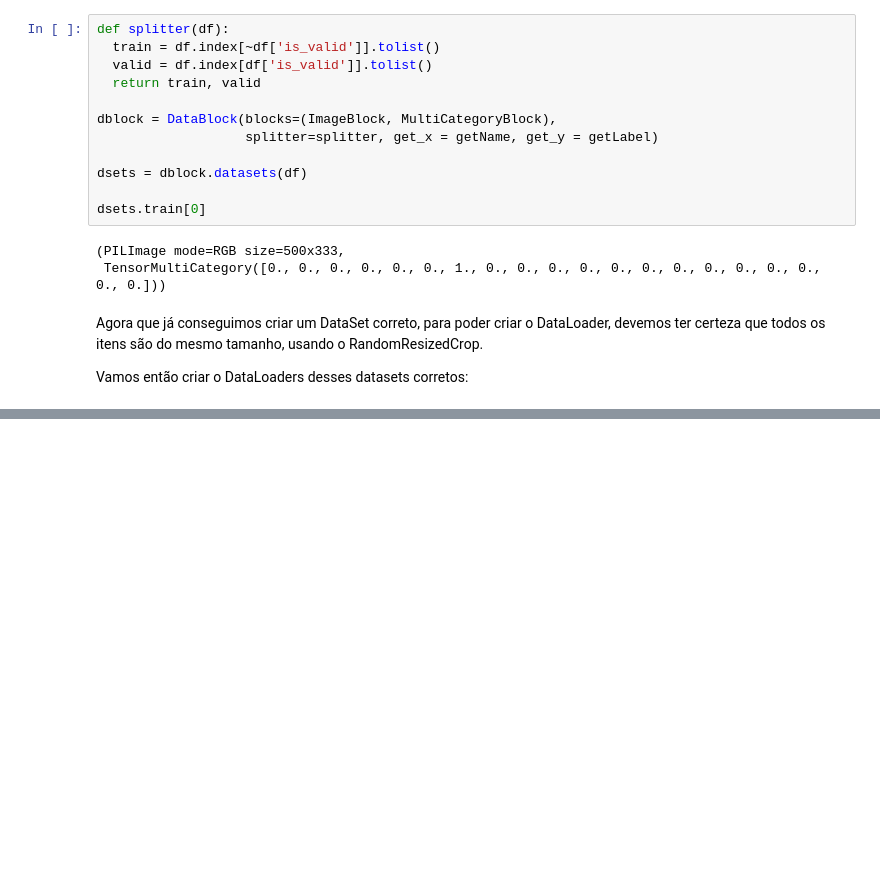
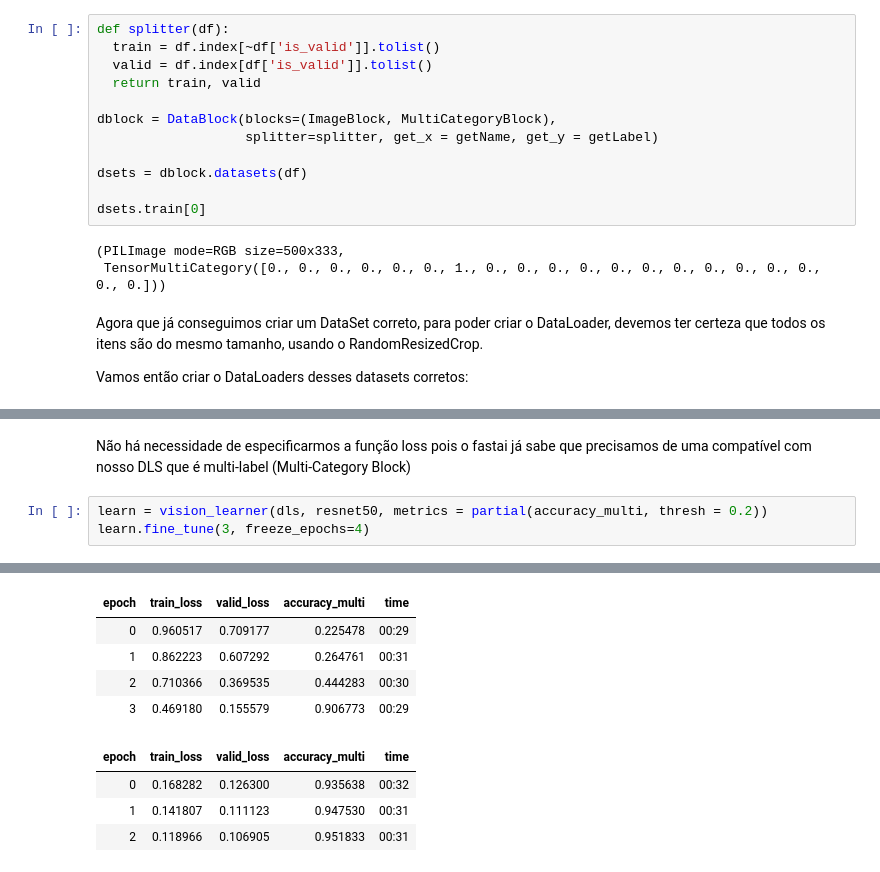
Before and after one commit to pxpc2/aprendizadodemaquina-unb, a Jupyter notebook: multicat.ipynb, the cells around one changed output, grey strips where cells are left out. Drawn from its saved outputs; the diff is of its cells as text; blank space fills up the shorter version.

```diff
--- a/multicat.ipynb
+++ b/multicat.ipynb
@@ -119,0 +150,6 @@ dls.show_batch()
+# %% [markdown]
+Não há necessidade de especificarmos a função loss pois o fastai já sabe que precisamos de uma compatível com nosso DLS que é multi-label (Multi-Category Block)
+# %%
+learn = vision_learner(dls, resnet50, metrics = partial(accuracy_multi, thresh = 0.2))
+learn.fine_tune(3, freeze_epochs=4)
+# %% [output]
@@ -119,0 +157,9 @@ dls.show_batch()
+| epoch | train_loss | valid_loss | accuracy_multi | time |
+| 0 | 0.960517 | 0.709177 | 0.225478 | 00:29 |
+| 1 | 0.862223 | 0.607292 | 0.264761 | 00:31 |
+| 2 | 0.710366 | 0.369535 | 0.444283 | 00:30 |
+| 3 | 0.469180 | 0.155579 | 0.906773 | 00:29 |
+| epoch | train_loss | valid_loss | accuracy_multi | time |
+| 0 | 0.168282 | 0.126300 | 0.935638 | 00:32 |
+| 1 | 0.141807 | 0.111123 | 0.947530 | 00:31 |
+| 2 | 0.118966 | 0.106905 | 0.951833 | 00:31 |
```
Also changed, not shown: parts of 20 cells of this notebook.
